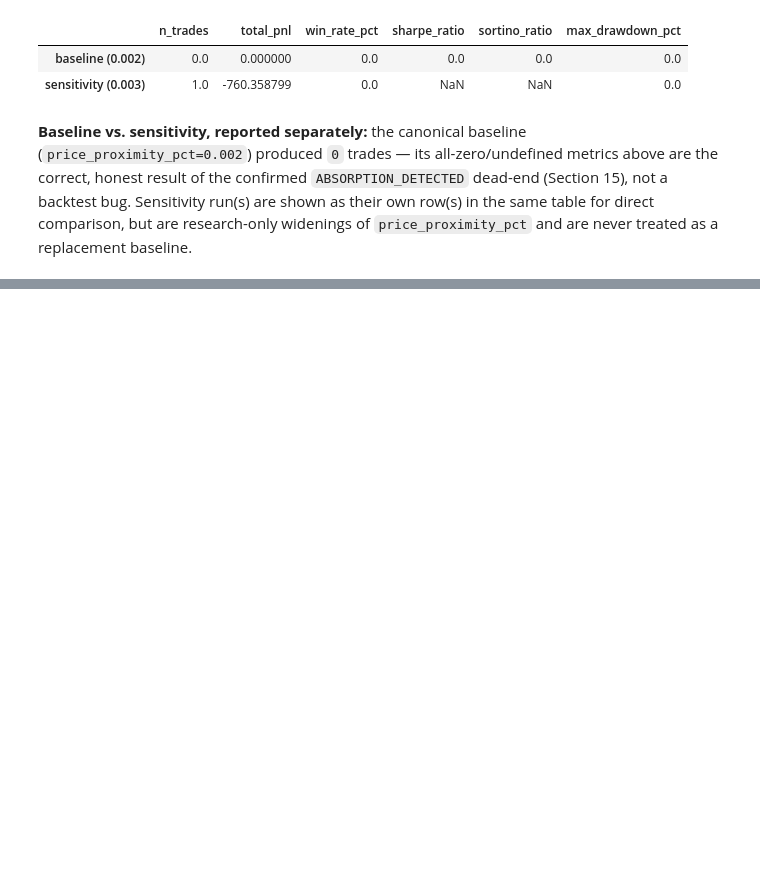
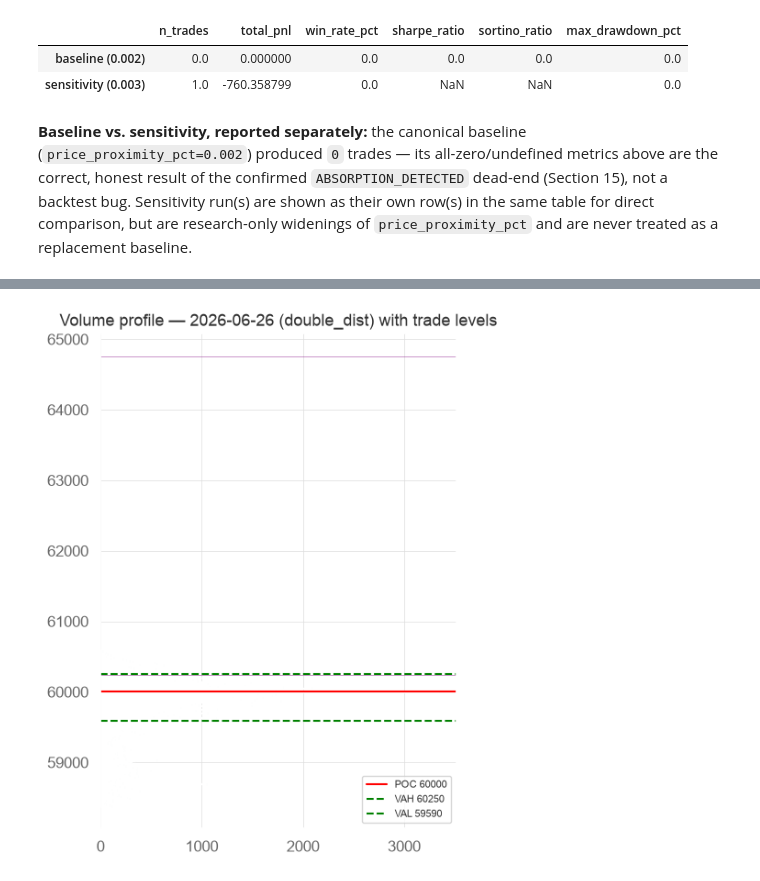
Before and after one commit to engr-bobet-14/orderflow-analysis-pro, a Jupyter notebook: notebook/01_orderflow_trading_strategy [baseline].ipynb, the cells around one changed output, grey strips where cells are left out. Drawn from its saved outputs; the diff is of its cells as text; code cells hidden in the pictures; blank space fills up the shorter version.

```diff
--- a/notebook/01_orderflow_trading_strategy [baseline].ipynb
+++ b/notebook/01_orderflow_trading_strategy [baseline].ipynb
@@ -850,0 +911,17 @@ pd.DataFrame(METRICS_BY_RUN).T
+# %%
+prices_vp = sorted(vp.volume_at_price)
+vols_vp = [vp.volume_at_price[p] for p in prices_vp]
+
+fig, ax = plt.subplots(figsize=(5, 7))
+ax.barh(prices_vp, vols_vp, height=(max(prices_vp) - min(prices_vp)) / max(len(prices_vp), 1), color="#9ecae1")
+ax.axhline(vp.poc, color="red", label=f"POC {vp.poc:.0f}")
+ax.axhline(vp.vah, color="green", linestyle="--", label=f"VAH {vp.vah:.0f}")
+ax.axhline(vp.val, color="green", linestyle="--", label=f"VAL {vp.val:.0f}")
+if not best_trades.empty:
+    for p in pd.concat([best_trades["entry_price"], best_trades["exit_price"]]):
+        ax.axhline(p, color="purple", linewidth=0.6, alpha=0.5)
+ax.set_title(f"Volume profile — {vp.session_date} ({vp.shape}) with trade levels")
+ax.legend(fontsize=8)
+plt.show()
+# %% [output]
+[figure, added]
```
Also changed, not shown: parts of 3 cells of this notebook.
